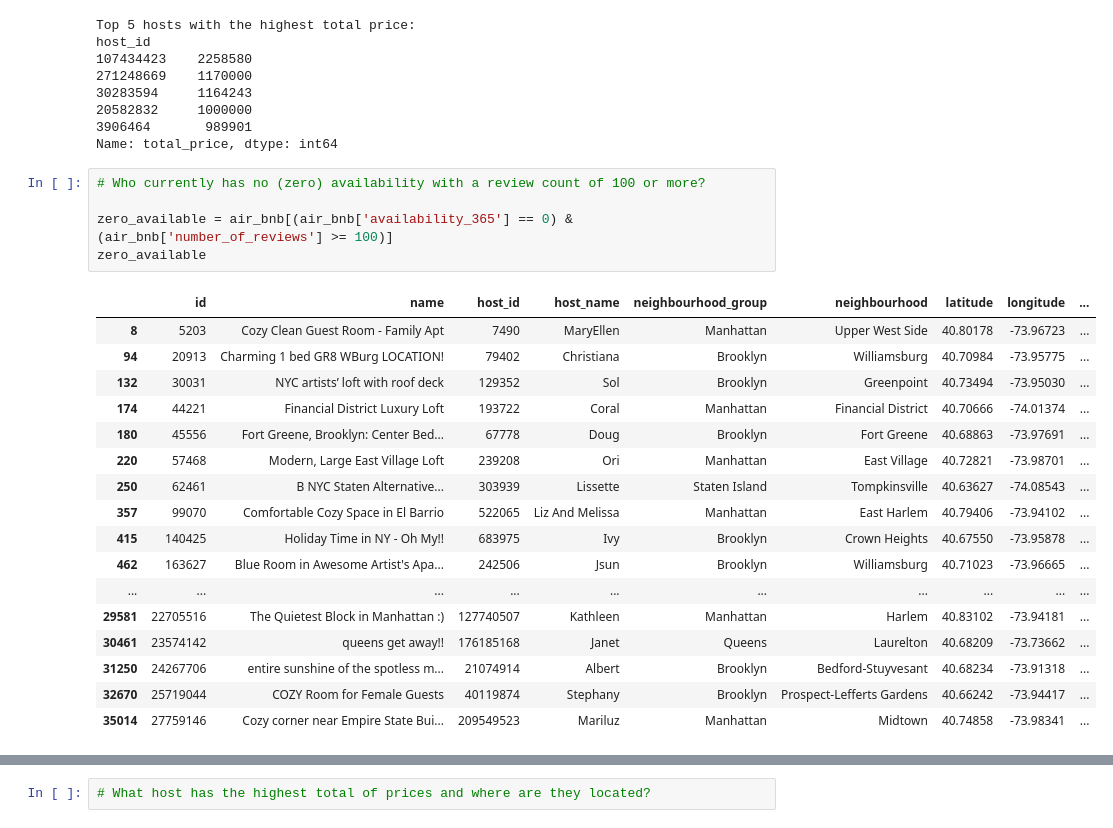
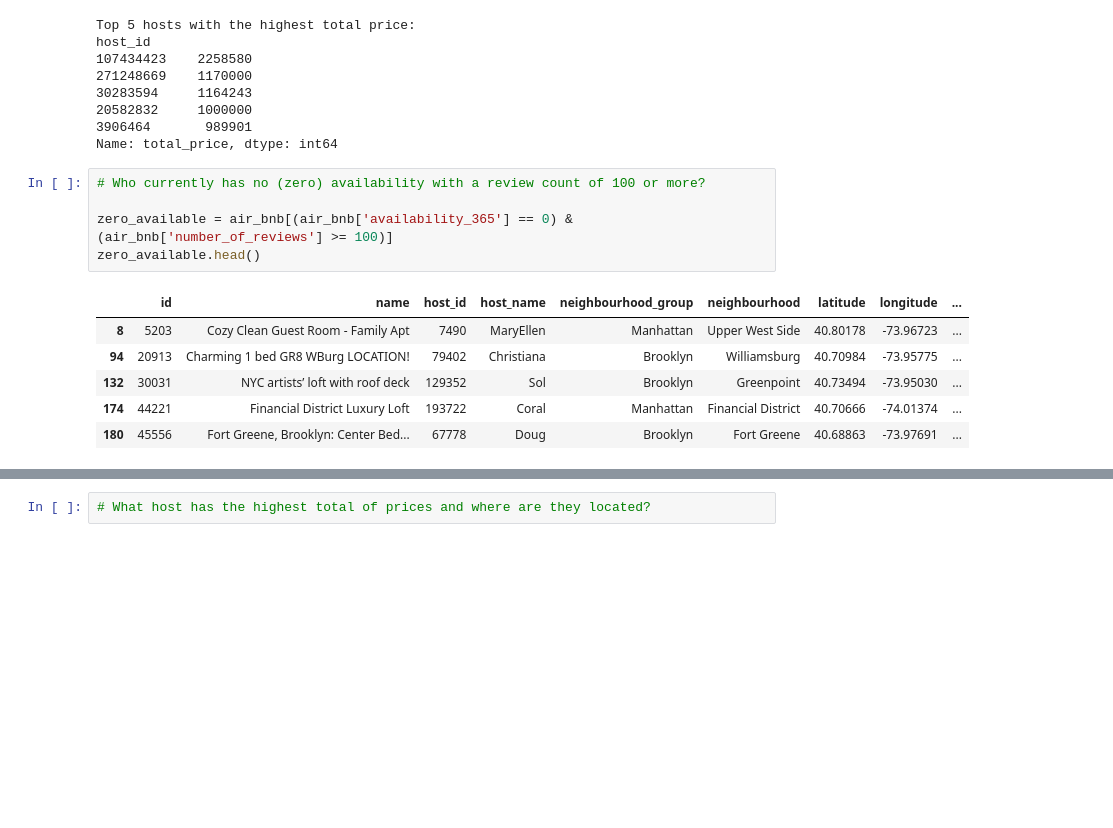
Before and after one commit to sukhpreet1910/AirBnB_Case_Study, a Jupyter notebook: AirBnB Case Study Project Jupyter notebook.ipynb, the cells around one changed output, grey strips where cells are left out. Cells and saved outputs as stored; diff of their text form; blank space fills up the shorter version.

```diff
--- a/AirBnB Case Study Project Jupyter notebook.ipynb
+++ b/AirBnB Case Study Project Jupyter notebook.ipynb
@@ -134,24 +134,13 @@ Name: total_price, dtype: int64
 # %%
 # Who currently has no (zero) availability with a review count of 100 or more?
 
 zero_available = air_bnb[(air_bnb['availability_365'] == 0) & (air_bnb['number_of_reviews'] >= 100)]
-zero_available
+zero_available.head()
 # %% [output]
 |  | id | name | host_id | host_name | neighbourhood_group | neighbourhood | latitude | longitude | ... |
 | 8 | 5203 | Cozy Clean Guest Room - Family Apt | 7490 | MaryEllen | Manhattan | Upper West Side | 40.80178 | -73.96723 | ... |
 | 94 | 20913 | Charming 1 bed GR8 WBurg LOCATION! | 79402 | Christiana | Brooklyn | Williamsburg | 40.70984 | -73.95775 | ... |
 | 132 | 30031 | NYC artists’ loft with roof deck | 129352 | Sol | Brooklyn | Greenpoint | 40.73494 | -73.95030 | ... |
 | 174 | 44221 | Financial District Luxury Loft | 193722 | Coral | Manhattan | Financial District | 40.70666 | -74.01374 | ... |
 | 180 | 45556 | Fort Greene, Brooklyn: Center Bed... | 67778 | Doug | Brooklyn | Fort Greene | 40.68863 | -73.97691 | ... |
-| 220 | 57468 | Modern, Large East Village Loft | 239208 | Ori | Manhattan | East Village | 40.72821 | -73.98701 | ... |
-| 250 | 62461 | B NYC Staten Alternative... | 303939 | Lissette | Staten Island | Tompkinsville | 40.63627 | -74.08543 | ... |
-| 357 | 99070 | Comfortable Cozy Space in El Barrio | 522065 | Liz And Melissa | Manhattan | East Harlem | 40.79406 | -73.94102 | ... |
-| 415 | 140425 | Holiday Time in NY - Oh My!! | 683975 | Ivy | Brooklyn | Crown Heights | 40.67550 | -73.95878 | ... |
-| 462 | 163627 | Blue Room in Awesome Artist's Apa... | 242506 | Jsun | Brooklyn | Williamsburg | 40.71023 | -73.96665 | ... |
-| ... | ... | ... | ... | ... | ... | ... | ... | ... | ... |
-| 29581 | 22705516 | The Quietest Block in Manhattan :) | 127740507 | Kathleen | Manhattan | Harlem | 40.83102 | -73.94181 | ... |
-| 30461 | 23574142 | queens get away!! | 176185168 | Janet | Queens | Laurelton | 40.68209 | -73.73662 | ... |
-| 31250 | 24267706 | entire sunshine of the spotless m... | 21074914 | Albert | Brooklyn | Bedford-Stuyvesant | 40.68234 | -73.91318 | ... |
-| 32670 | 25719044 | COZY Room for Female Guests | 40119874 | Stephany | Brooklyn | Prospect-Lefferts Gardens | 40.66242 | -73.94417 | ... |
-| 35014 | 27759146 | Cozy corner near Empire State Bui... | 209549523 | Mariluz | Manhattan | Midtown | 40.74858 | -73.98341 | ... |
 # %%
```
Also changed, not shown: parts of 2 cells of this notebook.
